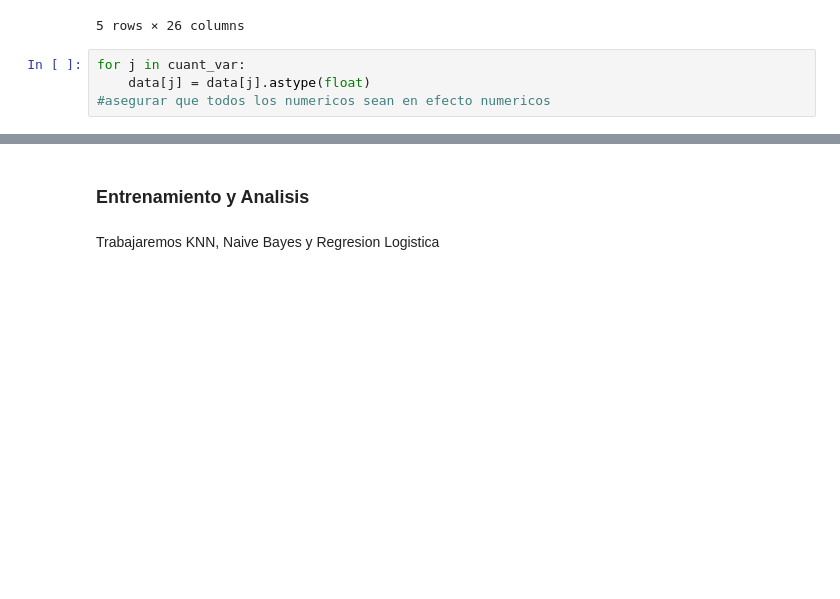
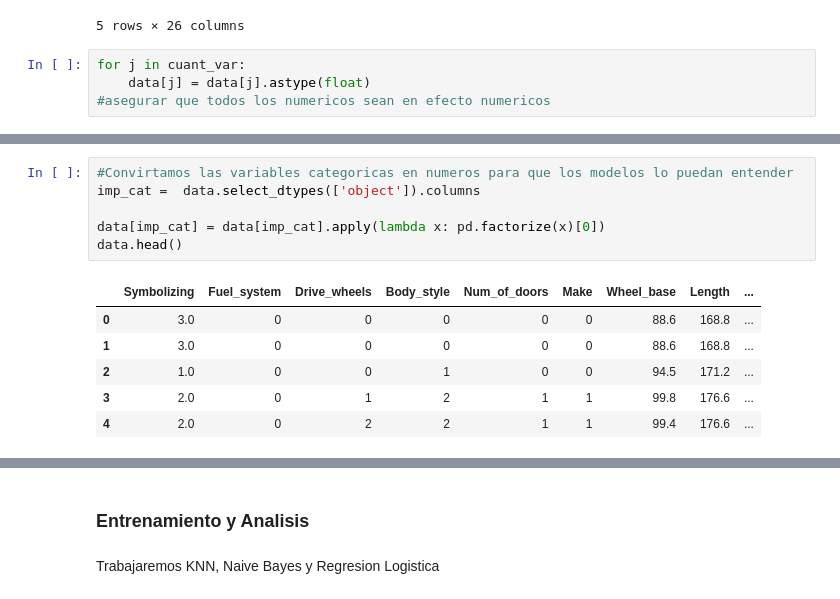
Before and after one commit to SebastianMosqueraCaicedo/ana-datos-riesgo, a Jupyter notebook: Proyect_Agredo_Mosquera.ipynb, the cells around one changed output, grey strips where cells are left out. Saved outputs shown, nothing was run; the diff lists cells and outputs as text; blank space fills up the shorter version.

```diff
--- a/Proyect_Agredo_Mosquera.ipynb
+++ b/Proyect_Agredo_Mosquera.ipynb
@@ -864,0 +866,13 @@ data.head()
+# %%
+#Convirtamos las variables categoricas en numeros para que los modelos lo puedan entender
+imp_cat =  data.select_dtypes(['object']).columns
+
+data[imp_cat] = data[imp_cat].apply(lambda x: pd.factorize(x)[0])
+data.head()
+# %% [output]
+|  | Symbolizing | Fuel_system | Drive_wheels | Body_style | Num_of_doors | Make | Wheel_base | Length | ... |
+| 0 | 3.0 | 0 | 0 | 0 | 0 | 0 | 88.6 | 168.8 | ... |
+| 1 | 3.0 | 0 | 0 | 0 | 0 | 0 | 88.6 | 168.8 | ... |
+| 2 | 1.0 | 0 | 0 | 1 | 0 | 0 | 94.5 | 171.2 | ... |
+| 3 | 2.0 | 0 | 1 | 2 | 1 | 1 | 99.8 | 176.6 | ... |
+| 4 | 2.0 | 0 | 2 | 2 | 1 | 1 | 99.4 | 176.6 | ... |
```
Also changed, not shown: parts of 41 cells of this notebook.
